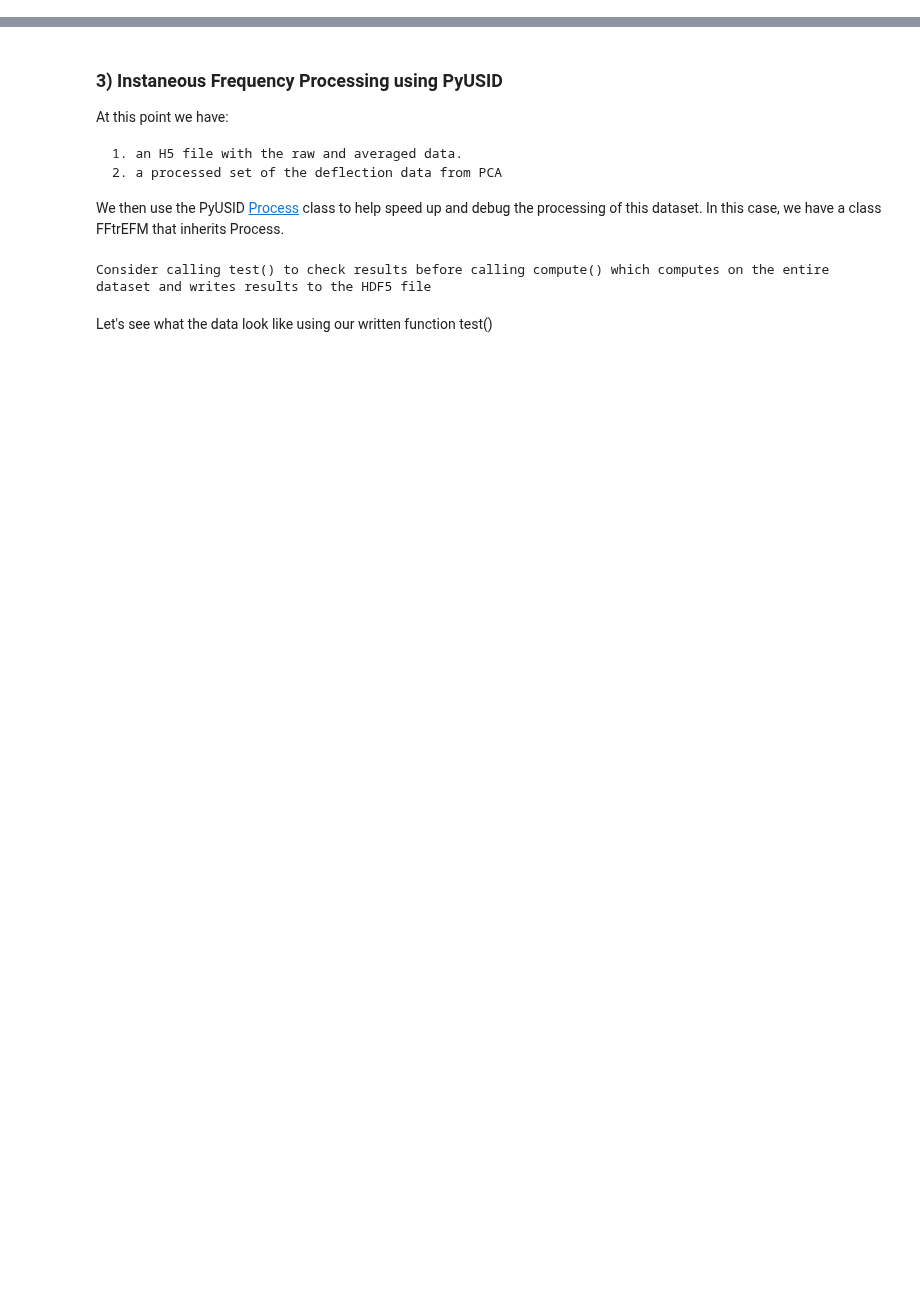
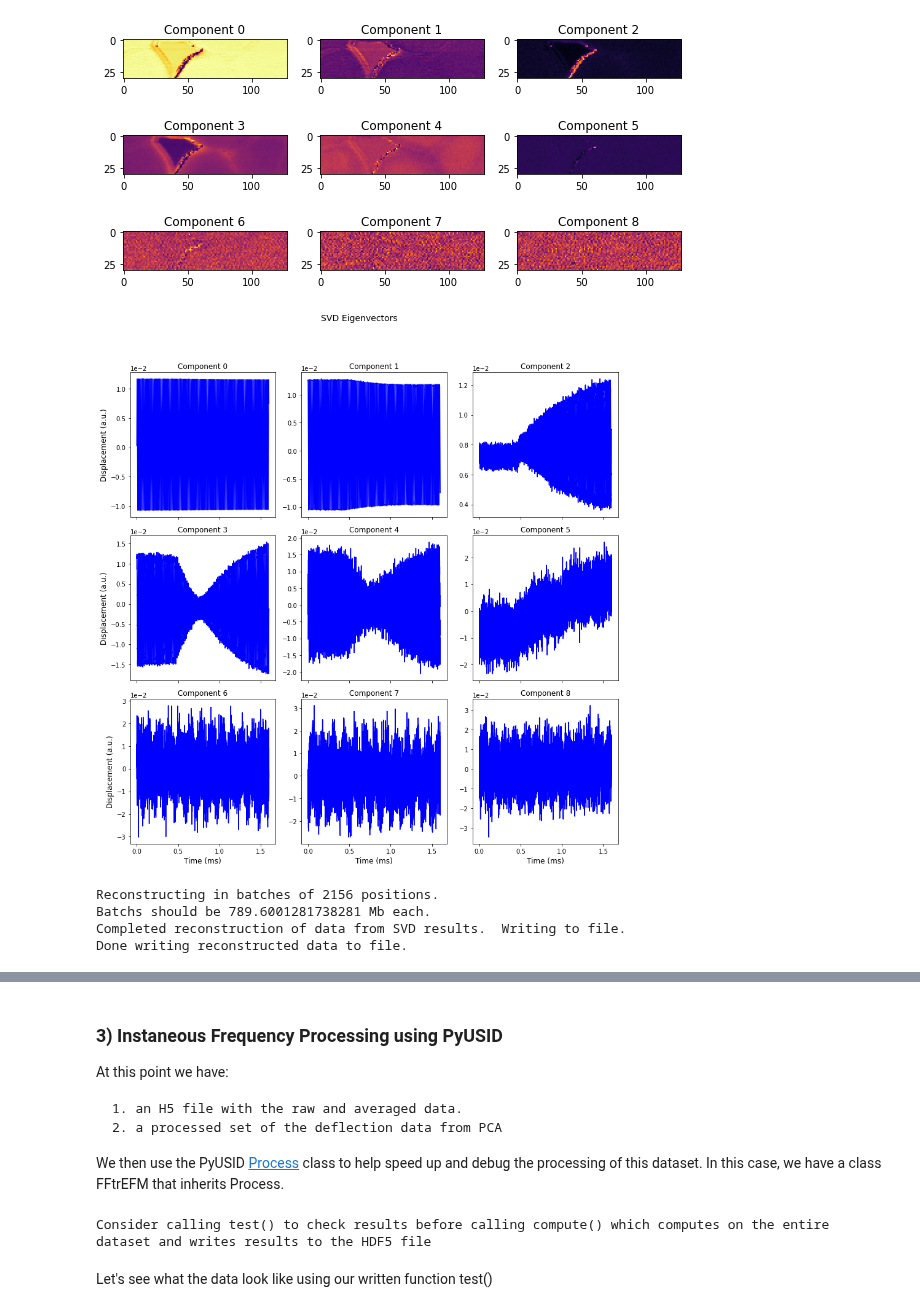
Before and after one commit to rajgiriUW/FFTA, a Jupyter notebook: notebooks/FFtrEFM basic processing.ipynb, the cells around one changed output, grey strips where cells are left out. Saved outputs shown, nothing was run; the diff lists cells and outputs as text; code cells hidden in the pictures; blank space fills up the shorter version.

```diff
--- a/notebooks/FFtrEFM basic processing.ipynb
+++ b/notebooks/FFtrEFM basic processing.ipynb
@@ -108,38 +117,49 @@ h5_svd = ffta.analysis.svd.test_svd(h5_avg, show_plots=False) #these plots don't
 # %%
-# If you run show_plots=True, this block is essentially shown automatically.
+# 2. Plot the SVD Output
+
+# If you run show_plots=True above, this block is essentially shown automatically.
 # But, to give you an idea of what's happening, let's take a look
 
 # Plot abundance maps correctly
 h5_U = h5_svd['U']
 h5_V = h5_svd['V']
 h5_S = h5_svd['S']
 
 num_rows = parm_dict['num_rows']
 num_cols = parm_dict['num_cols']
 
 abun_maps = np.reshape(h5_U[:,:25], (num_rows, num_cols,-1))
 eigen_vecs = h5_V[:16, :]
 
 num_abun_rows = 3
 num_abun_cols = 3
-fig, a = plt.subplots(nrows=num_abun_rows, ncols=num_abun_cols, figsize=(10,10))
+fig, a = plt.subplots(nrows=num_abun_rows, ncols=num_abun_cols, figsize=(10,5))
 a[0][0].set_title('Abundance Maps')
 
 tt = np.transpose(abun_maps, (2, 0, 1))
 
 # The pycroscopy plot wrapper doesn't work in Jupyter
 for r in range(num_abun_rows):
     for c in range(num_abun_cols):
 
         a[r][c].imshow(tt[:][:][r*num_abun_rows+c], cmap='inferno')
+        a[r][c].set_title('Component ' + str(c+r*3))
 
 h5_spec_vals = h5_avg.get_spec_values('Time')
 fig_eigvec, axes = usid.viz.plot_utils.plot_curves(h5_spec_vals*1e3, eigen_vecs, use_rainbow_plots=False,
                                                  x_label='Time (ms)', y_label='Displacement (a.u.)',
                                                  num_plots=9, subtitle_prefix='Component',
                                                  title='SVD Eigenvectors', evenly_spaced=False)
+# %% [output]
+[figure, added]
+[figure, added]
 # %%
-# Rebuild
-clean_components = [0,1,2,3,4] # change based on SVD
+# 3. Filter and Rebuild the Data
+clean_components = [0, 1, 2, 3, 4, 5] # change based on SVD
 
 h5_rb = ffta.analysis.svd.svd_filter(h5_avg, clean_components)
+# %% [output]
+Reconstructing in batches of 2156 positions.
+Batchs should be 789.6001281738281 Mb each.
+Completed reconstruction of data from SVD results.  Writing to file.
+Done writing reconstructed data to file.
```
Also changed, not shown: parts of 22 cells of this notebook.
